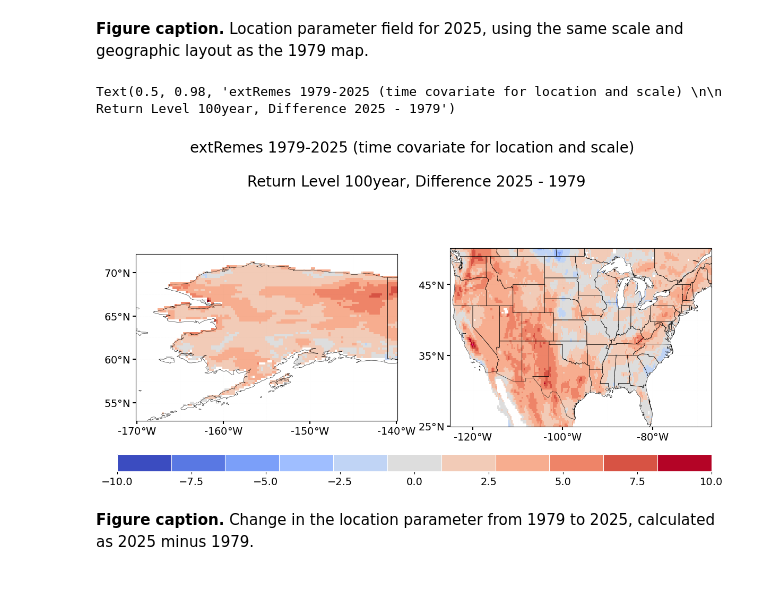
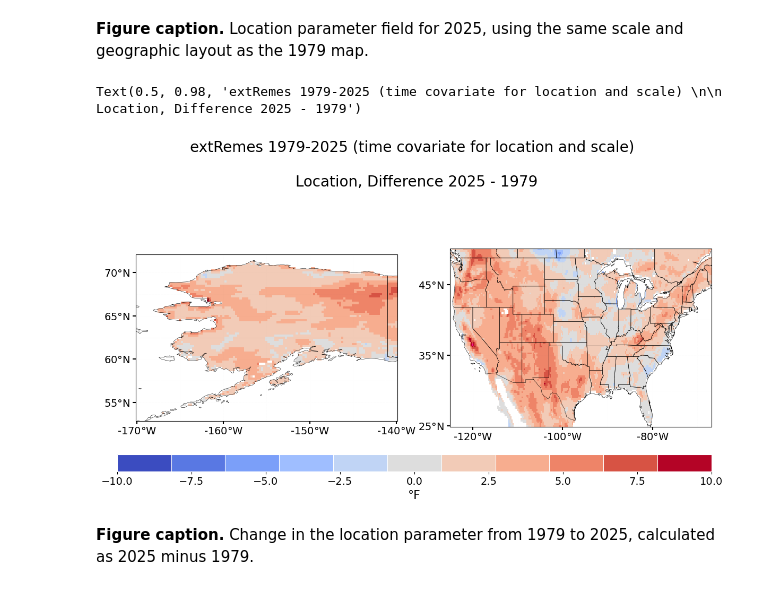
Before and after one commit to GaelleHervieux/TXx, a Jupyter notebook: TXx_USA_plots_extremes_1979.ipynb, the cells around one changed output. Saved outputs shown, nothing was run; the diff lists cells and outputs as text; code cells hidden in the pictures.

```diff
--- a/TXx_USA_plots_extremes_1979.ipynb
+++ b/TXx_USA_plots_extremes_1979.ipynb
@@ -346,37 +346,37 @@ plt.subplots_adjust(bottom=0.15, right=0.9)
 ax = ax.flatten()
 for ix in range(0,len(Tloc)):
   cc = (Tloc[ix].sel(time=yeare)-Tloc[ix].sel(time=yearb)).plot.pcolormesh(ax=ax[ix],cmap=cmap,vmin=clevs[0],vmax=clevs[-1],add_colorbar=False)
   ####
 for ix in range(0,len(Tloc)):
   grd = ax[ix].gridlines(
     draw_labels=False,
     color='gray', alpha=0.01, linestyle='--')
   ax[ix].set_title(f'',fontsize=18)
   ax[ix].set_xlabel('')
   ax[ix].set_ylabel('')
   ax[ix].tick_params(axis='both',direction='out',width=1.5,length=4)
   ax[ix].set_xticks(ax[ix].get_xticks()[1:-1:2],crs=ccrs.PlateCarree())
   ax[ix].set_xticklabels([f'{round(ixx)}$\degree$W' for ixx in ax[ix].get_xticks()],size=14)
   ax[ix].add_feature(state_borders,zorder=100,edgecolor='k',linewidth=0.4)
   ax[ix].set_yticks(ax[ix].get_yticks()[1:-1:2],crs=ccrs.PlateCarree())
   ax[ix].set_yticklabels([f'{round(ixx)}$\degree$N' for ixx in ax[ix].get_yticks()],size=14)
 #
 asp = np.diff(ax[0].get_xlim())[0] / np.diff(ax[0].get_ylim())[0]
 ax[1].set_aspect(asp)
 #
 ax_cbar = fig.add_axes([0.1, 0.2, 0.8, 0.04])
 cbar=fig.colorbar(cc,cax=ax_cbar,shrink=0.5,orientation='horizontal',drawedges=True,norm=norm)
 cbar.ax.tick_params(labelsize=14)
-cbar.set_label(label=f'',fontsize=16)
+cbar.set_label(label=f'{units}',fontsize=16)
 cbar.outline.set_edgecolor('w')
 cbar.dividers.set_edgecolor('w')
 cbar.dividers.set_linewidth(0.8)
 #
 #
-plt.suptitle(f'{Tlabels[0]} \n\n Return Level 100year, Difference {yeare} - {yearb}',fontsize=20)
+plt.suptitle(f'{Tlabels[0]} \n\n Location, Difference {yeare} - {yearb}',fontsize=20)
 # %% [output]
-Text(0.5, 0.98, 'extRemes 1979-2025 (time covariate for location and scale) \n\n Return Level 100year, Difference 2025 - 1979')
+Text(0.5, 0.98, 'extRemes 1979-2025 (time covariate for location and scale) \n\n Location, Difference 2025 - 1979')
-[figure, old version]
+[figure, new version]
 # %% [markdown]
 **Figure caption.** Change in the location parameter from 1979 to 2025, calculated as 2025 minus 1979.
 # %% [markdown]
```
Also changed, not shown: parts of 2 cells of this notebook.
